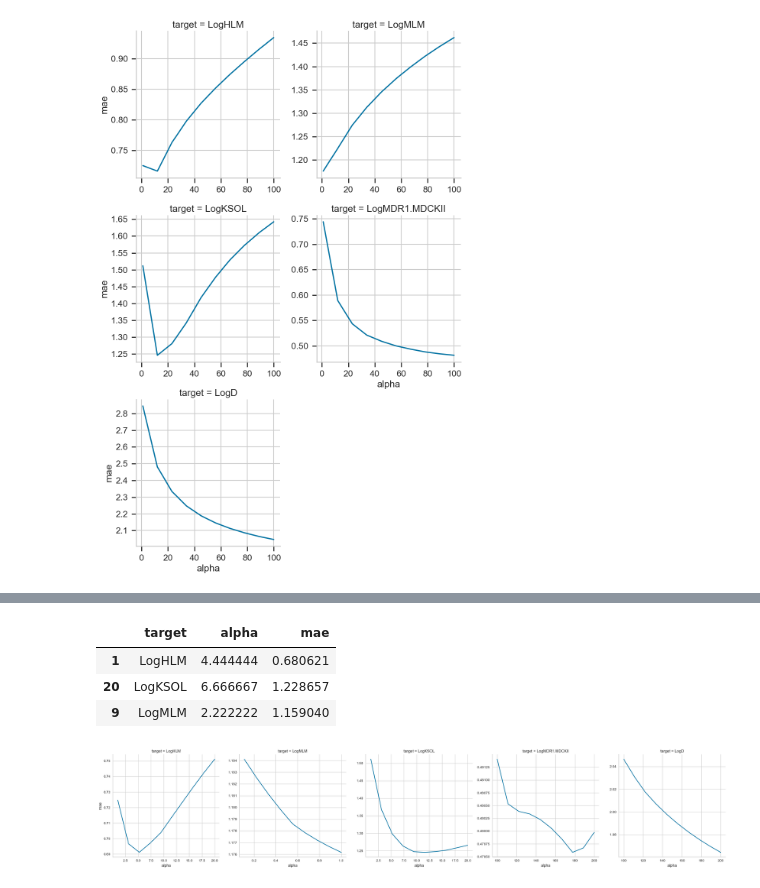
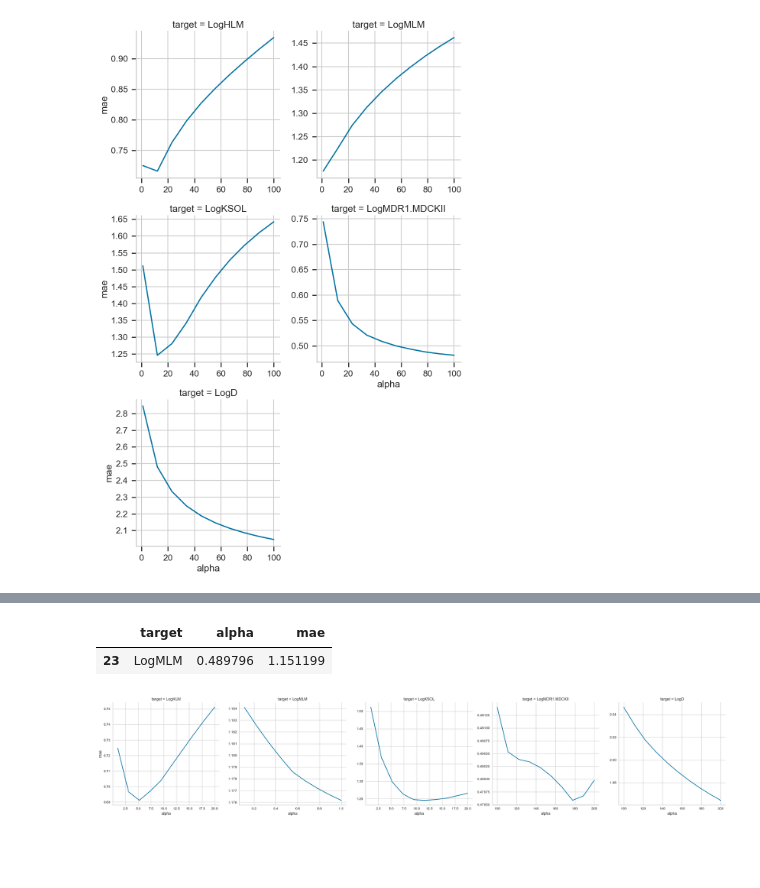
Before and after one commit to meyresearch/polaris_challenge, a Jupyter notebook: admet/dm_features/ordinal_models.ipynb, the cells around one changed output, grey strips where cells are left out. Cells and saved outputs as stored; diff of their text form; code cells hidden in the pictures; blank space fills up the shorter version.

```diff
--- a/admet/dm_features/ordinal_models.ipynb
+++ b/admet/dm_features/ordinal_models.ipynb
@@ -27,10 +61,9 @@ with sns.plotting_context('talk'):
 # %%
-results.loc[results.groupby('target')['mae'].idxmin(), :]
+results = pd.read_csv('single_task_logistic_ordinal_scan_5.csv')
+results.loc[results.groupby('target')['mae'].idxmin(), ]
 # %% [output]
 |  | target | alpha | mae |
-| 1 | LogHLM | 4.444444 | 0.680621 |
-| 20 | LogKSOL | 6.666667 | 1.228657 |
-| 9 | LogMLM | 2.222222 | 1.159040 |
+| 23 | LogMLM | 0.489796 | 1.151199 |
 # %%
 # results = pd.read_csv('single_task_logistic_ordinal_scan_1.csv')
 sns.relplot(data=results, x='alpha', y='mae', col='target', kind='line', facet_kws=dict(sharex=False, sharey=False))
```
Also changed, not shown: parts of 6 cells of this notebook, 2 other files.
